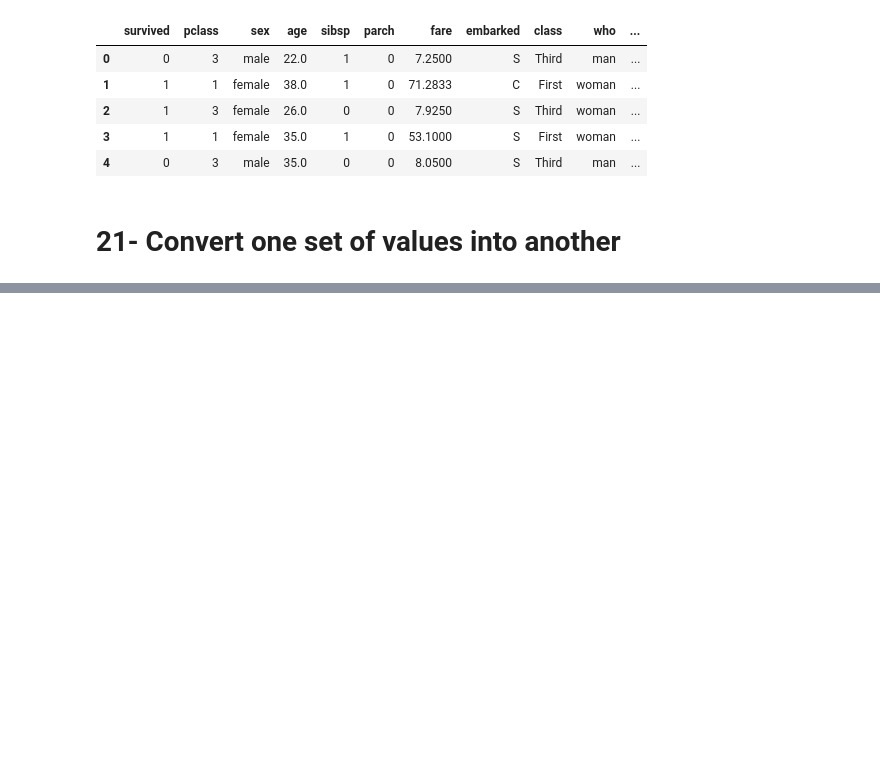
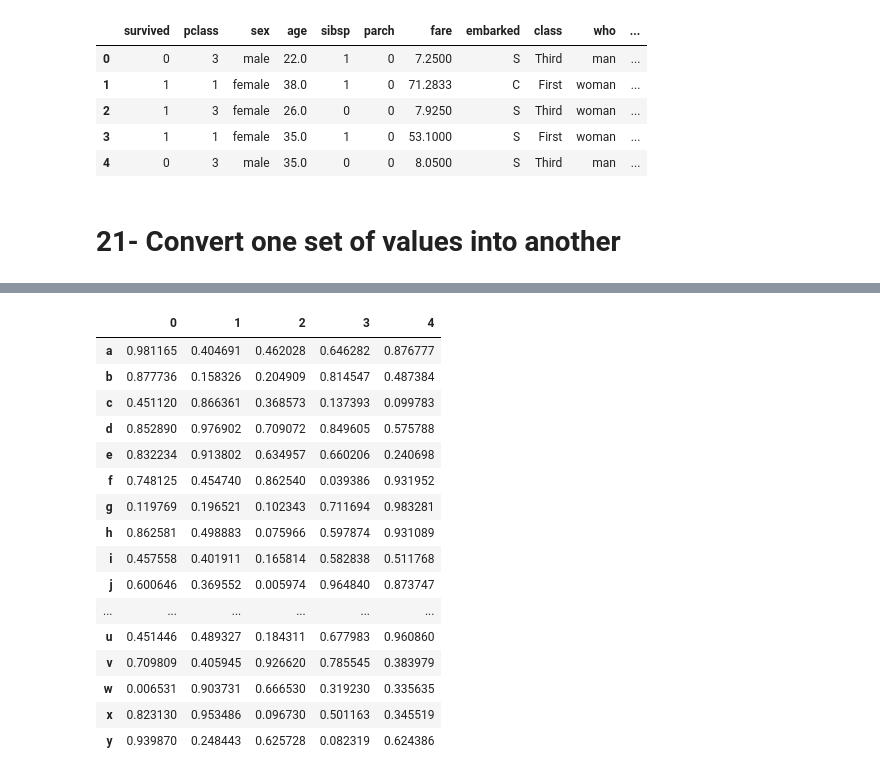
Before and after one commit to Syeda-Eman/40-days-of-Python, a Jupyter notebook: Day_7.ipynb, the cells around one changed output, grey strips where cells are left out. Drawn from its saved outputs; the diff is of its cells as text; code cells hidden in the pictures; blank space fills up the shorter version.

```diff
--- a/Day_7.ipynb
+++ b/Day_7.ipynb
@@ -1041,0 +1101,4 @@ df.head()
+# %%
+#creating a new df
+df = pd.DataFrame(np.random.rand(200,25), columns=list('abcdefghijklmnopqrstuvwxy'))
+df.head()
@@ -1041,0 +1113,21 @@ df.head()
+# %%
+#transpose
+df.head().T
+# %% [output]
+|  | 0 | 1 | 2 | 3 | 4 |
+| a | 0.981165 | 0.404691 | 0.462028 | 0.646282 | 0.876777 |
+| b | 0.877736 | 0.158326 | 0.204909 | 0.814547 | 0.487384 |
+| c | 0.451120 | 0.866361 | 0.368573 | 0.137393 | 0.099783 |
+| d | 0.852890 | 0.976902 | 0.709072 | 0.849605 | 0.575788 |
+| e | 0.832234 | 0.913802 | 0.634957 | 0.660206 | 0.240698 |
+| f | 0.748125 | 0.454740 | 0.862540 | 0.039386 | 0.931952 |
+| g | 0.119769 | 0.196521 | 0.102343 | 0.711694 | 0.983281 |
+| h | 0.862581 | 0.498883 | 0.075966 | 0.597874 | 0.931089 |
+| i | 0.457558 | 0.401911 | 0.165814 | 0.582838 | 0.511768 |
+| j | 0.600646 | 0.369552 | 0.005974 | 0.964840 | 0.873747 |
+| ... | ... | ... | ... | ... | ... |
+| u | 0.451446 | 0.489327 | 0.184311 | 0.677983 | 0.960860 |
+| v | 0.709809 | 0.405945 | 0.926620 | 0.785545 | 0.383979 |
+| w | 0.006531 | 0.903731 | 0.666530 | 0.319230 | 0.335635 |
+| x | 0.823130 | 0.953486 | 0.096730 | 0.501163 | 0.345519 |
+| y | 0.939870 | 0.248443 | 0.625728 | 0.082319 | 0.624386 |
```
Also changed, not shown: parts of 16 cells of this notebook.
